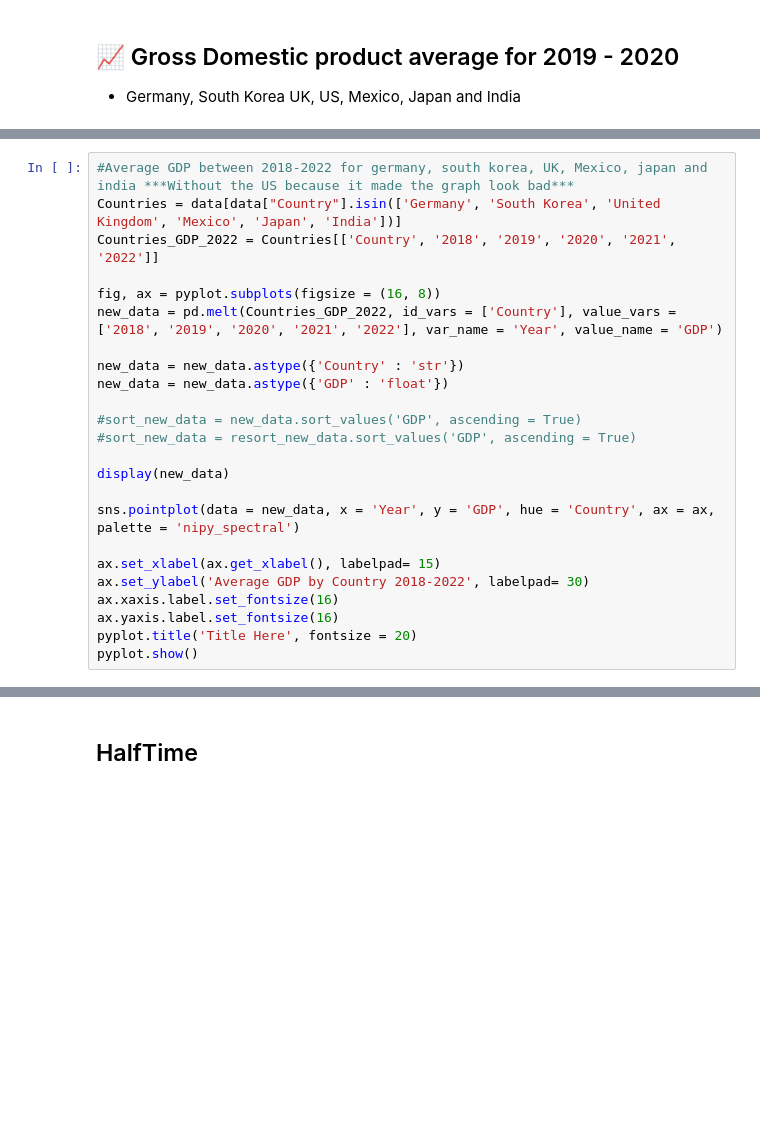
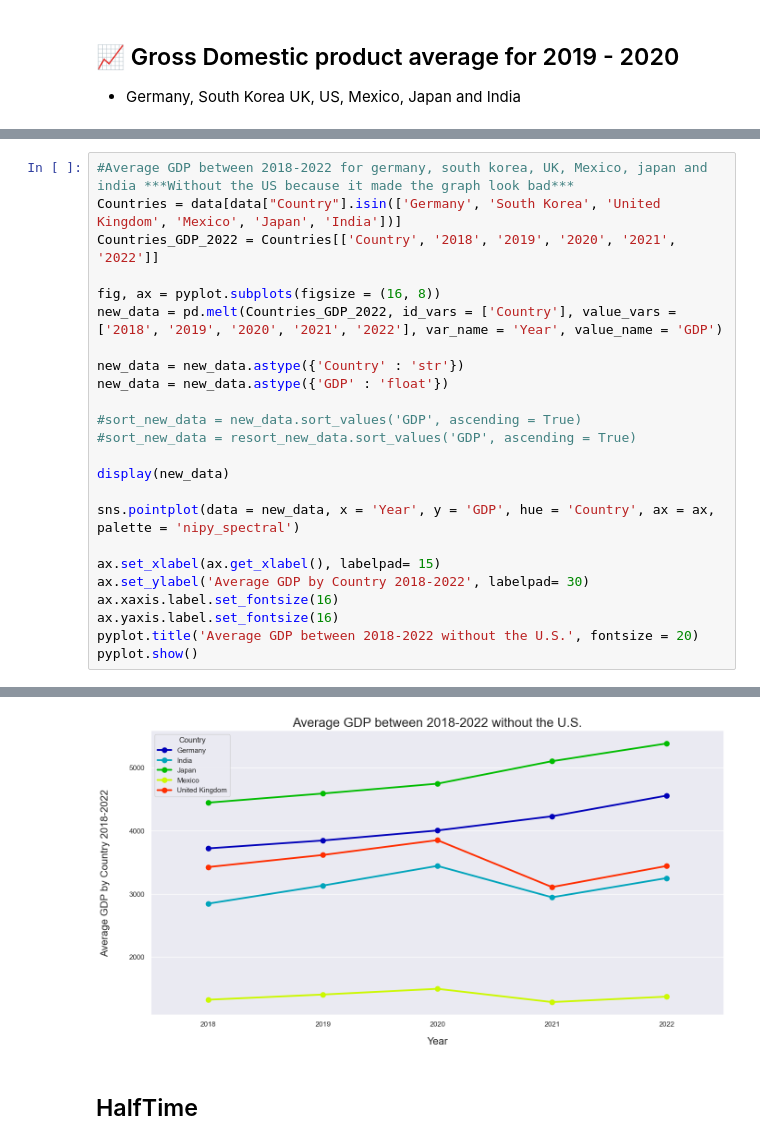
Before and after one commit to jamaleb67/jamaleb67.github.io, a Jupyter notebook: work/Project.ipynb, the cells around one changed output, grey strips where cells are left out. Drawn from its saved outputs; the diff is of its cells as text; blank space fills up the shorter version.

```diff
--- a/work/Project.ipynb
+++ b/work/Project.ipynb
@@ -198,5 +287,6 @@ ax.set_xlabel(ax.get_xlabel(), labelpad= 15)
 ax.set_ylabel('Average GDP by Country 2018-2022', labelpad= 30)
 ax.xaxis.label.set_fontsize(16)
 ax.yaxis.label.set_fontsize(16)
-pyplot.title('Title Here', fontsize = 20)
+pyplot.title('Average GDP between 2018-2022 without the U.S.', fontsize = 20)
 pyplot.show()
+# %% [output]
@@ -203,3 +310,4 @@ pyplot.show()
+[figure, added]
 # %% [markdown]
 ## HalfTime <a class='anchor' id='geo'>
 # %% [markdown]
```
Also changed, not shown: parts of 15 cells of this notebook.
